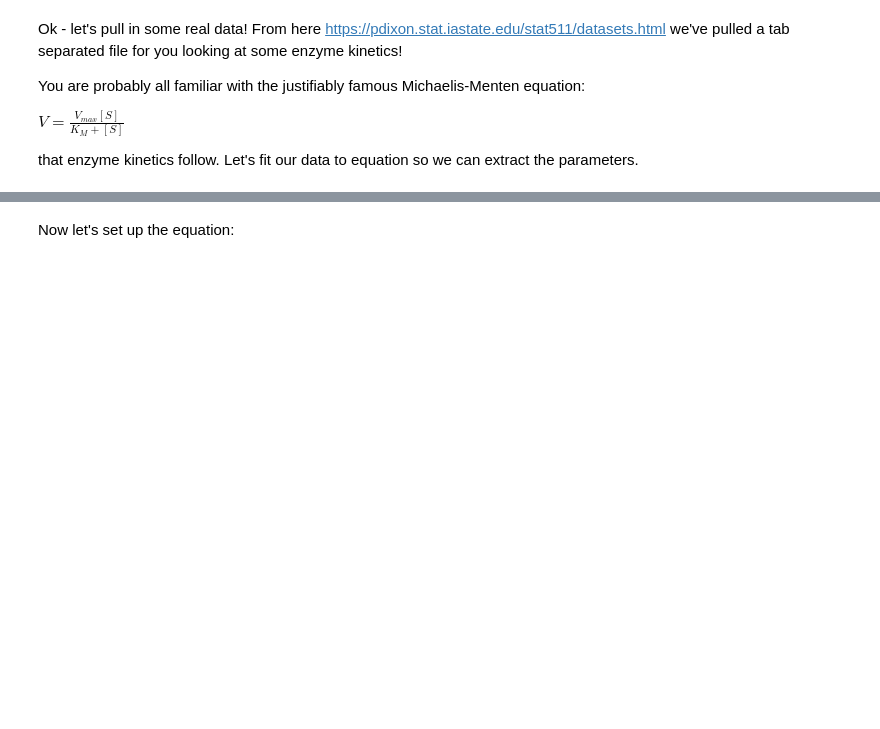
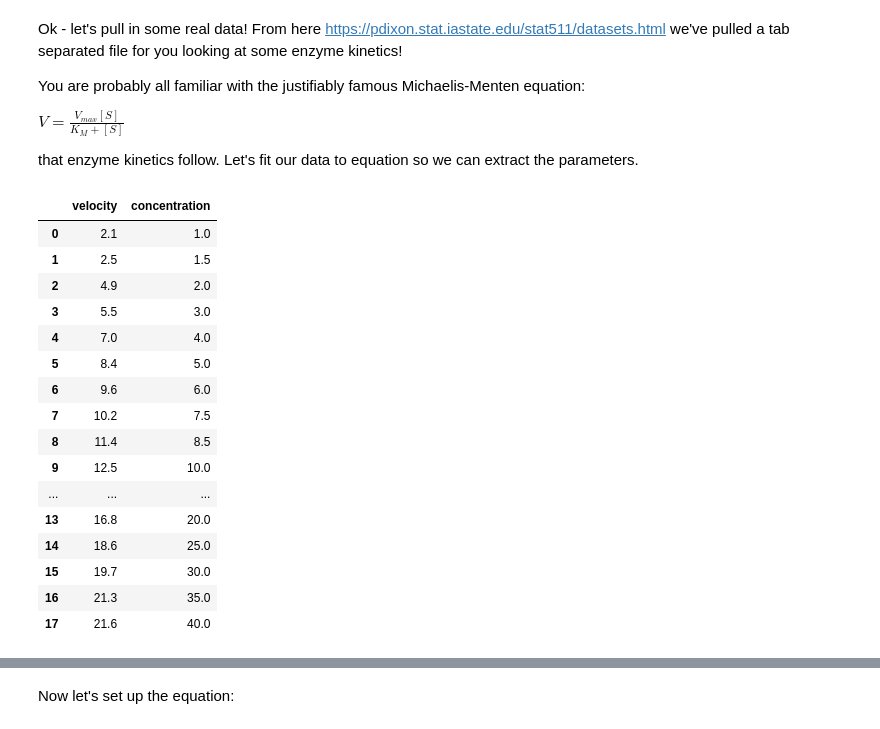
Before and after one commit to timplab/bcmb_bootcamp, a Jupyter notebook: day4/notebooks/Day4_LateAfternoon_fitting.ipynb, the cells around one changed output, grey strips where cells are left out. Cells and saved outputs as stored; diff of their text form; code cells hidden in the pictures; blank space fills up the shorter version.

```diff
--- a/day4/notebooks/Day4_LateAfternoon_fitting.ipynb
+++ b/day4/notebooks/Day4_LateAfternoon_fitting.ipynb
@@ -152,7 +200,25 @@ that enzyme kinetics follow.  Let's fit our data to equation so we can extract t
 # %%
 import pandas as pd
 # %%
-enzyme=pd.read_table("~/bcmb_bootcamp/day5/data/enzyme.txt")
+enzyme=pd.read_table("../data/enzyme.txt")
 enzyme
+# %% [output]
+|  | velocity | concentration |
+| 0 | 2.1 | 1.0 |
+| 1 | 2.5 | 1.5 |
+| 2 | 4.9 | 2.0 |
+| 3 | 5.5 | 3.0 |
+| 4 | 7.0 | 4.0 |
+| 5 | 8.4 | 5.0 |
+| 6 | 9.6 | 6.0 |
+| 7 | 10.2 | 7.5 |
+| 8 | 11.4 | 8.5 |
+| 9 | 12.5 | 10.0 |
+| ... | ... | ... |
+| 13 | 16.8 | 20.0 |
+| 14 | 18.6 | 25.0 |
+| 15 | 19.7 | 30.0 |
+| 16 | 21.3 | 35.0 |
+| 17 | 21.6 | 40.0 |
 # %%
 plt.plot(enzyme.concentration, enzyme.velocity, 'ro')
```
Also changed, not shown: parts of 18 cells of this notebook, 4 other files.
